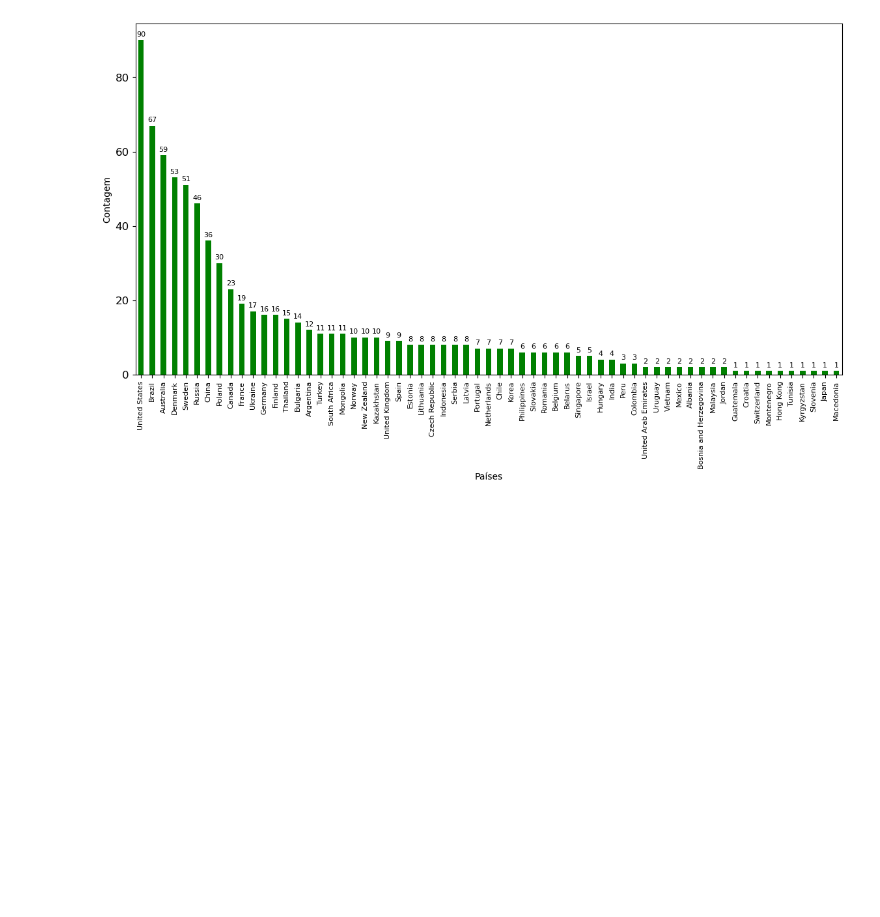
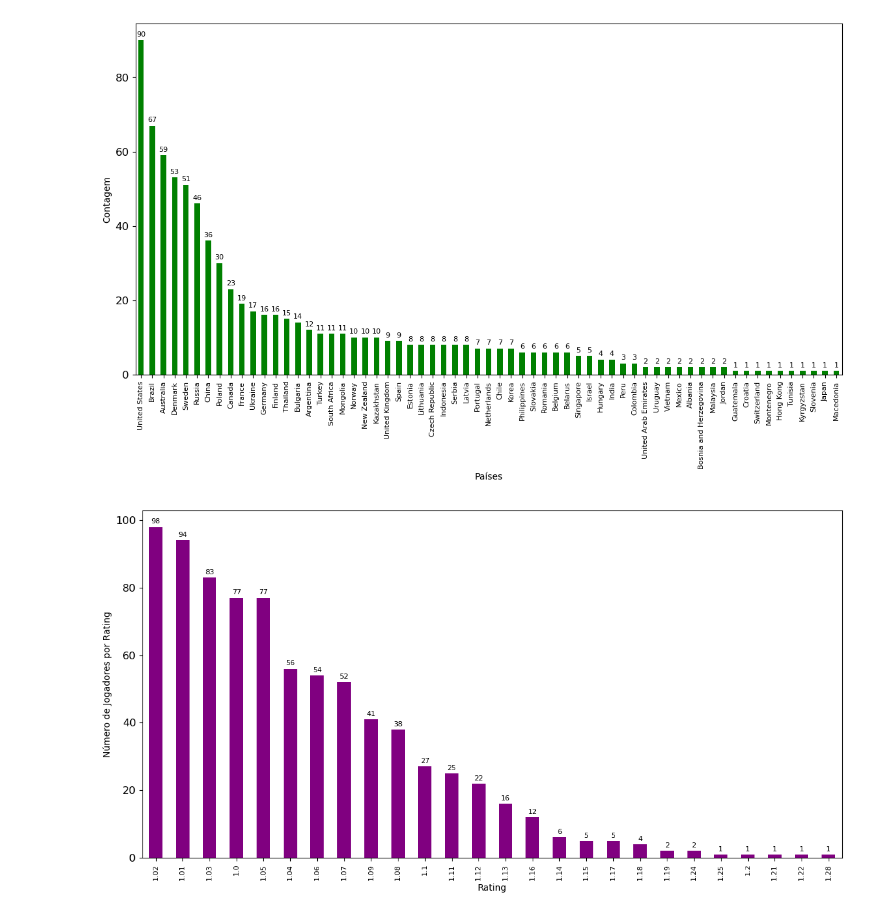
Before and after one commit to detauportuno/CSGO_Analise, a Jupyter notebook: CSGO_analise.ipynb, the cells around one changed output. Drawn from its saved outputs; the diff is of its cells as text; code cells hidden in the pictures; blank space fills up the shorter version.

Commit message:
Novas analises
ADD
Analisando impactos de jogadores especificos, colocando anotações e outrasobservações no proprio arquivo

```diff
--- a/CSGO_analise.ipynb
+++ b/CSGO_analise.ipynb
@@ -151,3 +153,24 @@ for p in ax.patches:
 plt.show()
 # %% [output]
 [figure]
+# %%
+df3 = df
+
+df3_sorted = df3.sort_values(by='rating')
+
+ax2 = df3['rating'].value_counts().plot(kind='bar', color='purple', figsize=(14,7))
+
+plt.ylabel("Número de Jogadores por Rating")
+plt.xlabel("Rating")
+
+plt.xticks(rotation=90, fontsize=8)
+plt.yticks(fontsize=12)
+
+for p in ax2.patches:
+    ax2.annotate(str(p.get_height()), (p.get_x() + p.get_width() / 2., p.get_height()+1),
+                ha='center', va='baseline', fontsize=8, color='black')
+
+
+plt.show()
+# %% [output]
+[figure, added]
```
Also changed, not shown: parts of 12 cells of this notebook.
